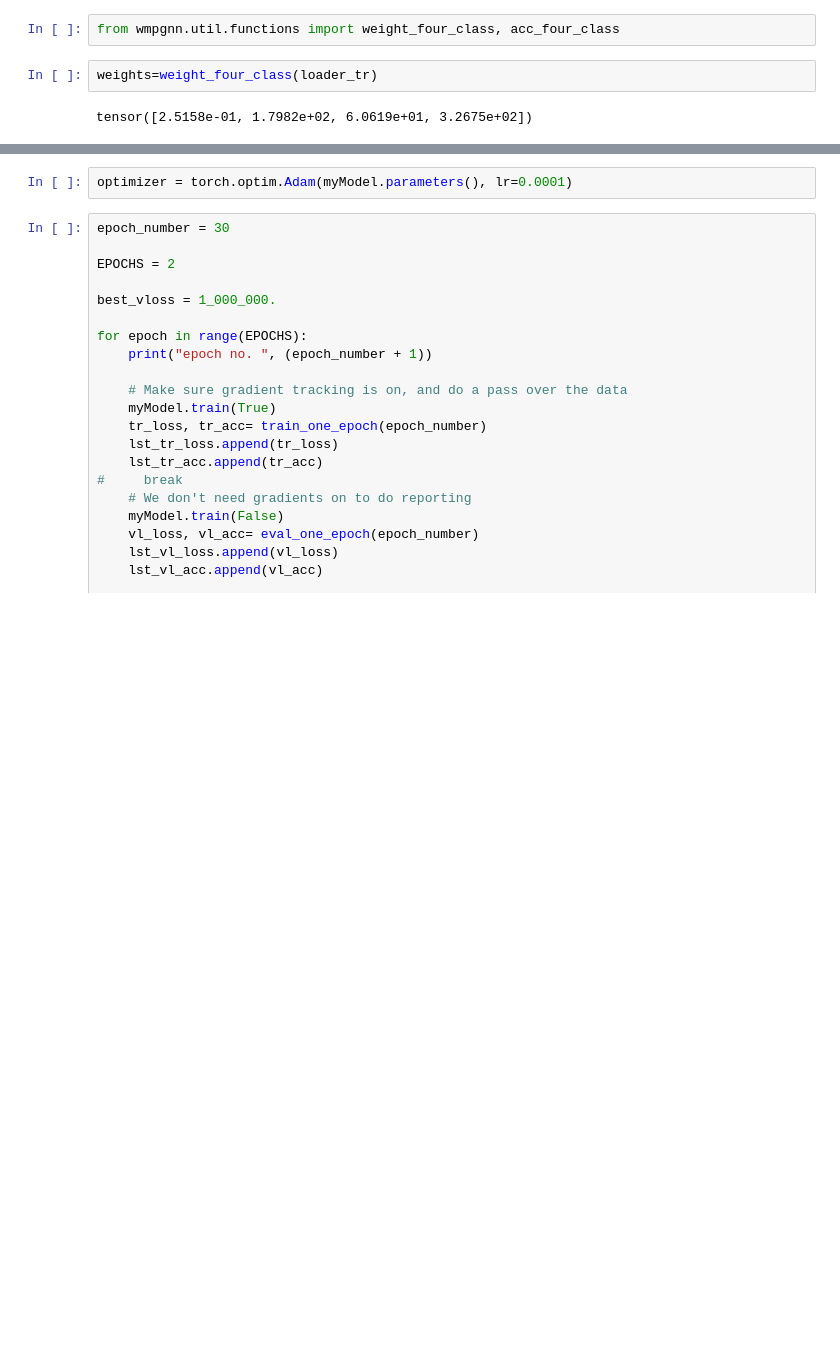
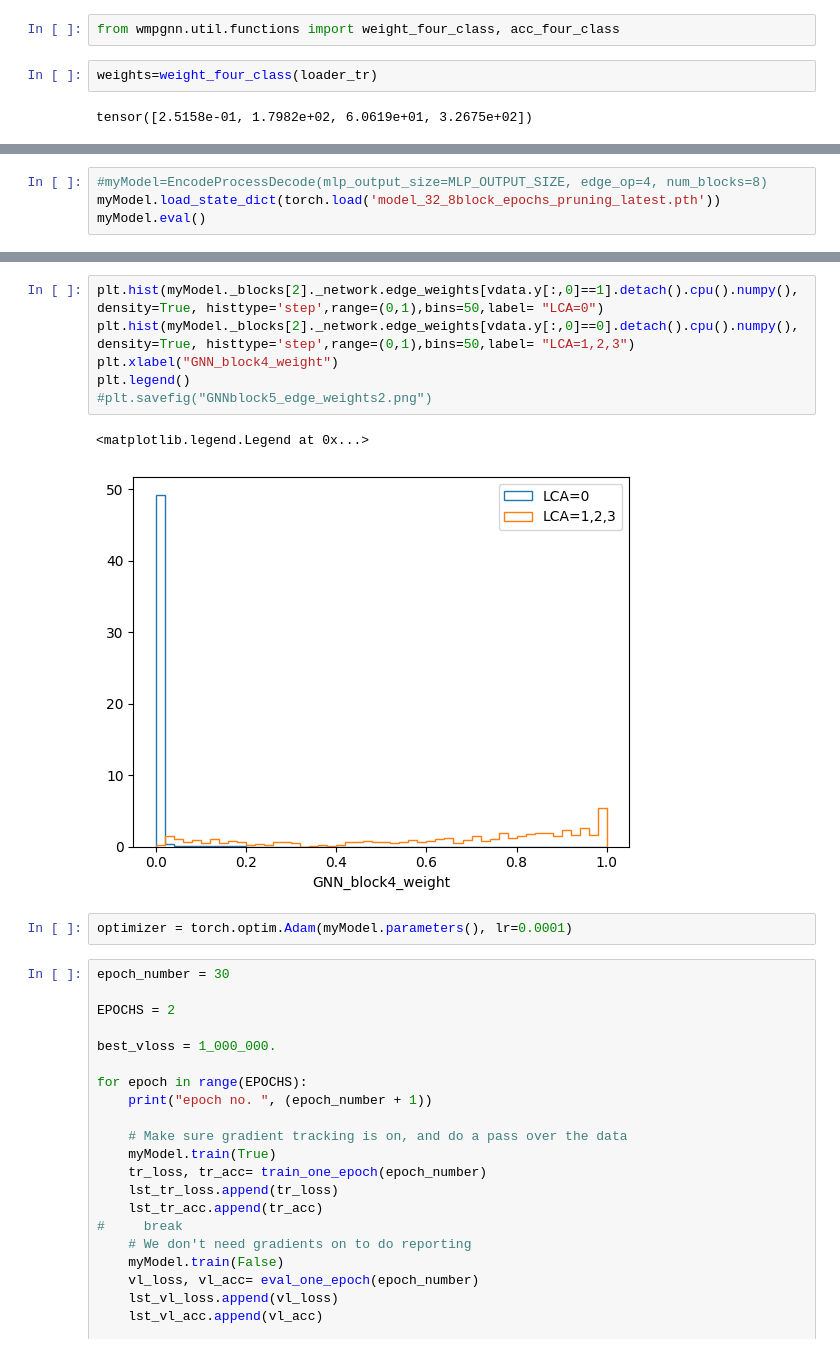
Before and after one commit to willsutcliffe/scalable_mtl_hgnn, a Jupyter notebook: Test.ipynb, the cells around one changed output, grey strips where cells are left out. Drawn from its saved outputs; the diff is of its cells as text; blank space fills up the shorter version.

```diff
--- a/Test.ipynb
+++ b/Test.ipynb
@@ -349,0 +413,4 @@ Train Loss: 4.070200
+# %%
+#myModel=EncodeProcessDecode(mlp_output_size=MLP_OUTPUT_SIZE, edge_op=4, num_blocks=8)
+myModel.load_state_dict(torch.load('model_32_8block_epochs_pruning_latest.pth'))
+myModel.eval()
@@ -350,3 +516,12 @@ Train Loss: 4.070200
+# %%
+plt.hist(myModel._blocks[2]._network.edge_weights[vdata.y[:,0]==1].detach().cpu().numpy(),density=True, histtype='step',range=(0,1),bins=50,label= "LCA=0")
+plt.hist(myModel._blocks[2]._network.edge_weights[vdata.y[:,0]==0].detach().cpu().numpy(), density=True, histtype='step',range=(0,1),bins=50,label= "LCA=1,2,3")
+plt.xlabel("GNN_block4_weight")
+plt.legend()
+#plt.savefig("GNNblock5_edge_weights2.png")
+# %% [output]
+<matplotlib.legend.Legend at 0x...>
+[figure, added]
 # %%
 optimizer = torch.optim.Adam(myModel.parameters(), lr=0.0001)
 # %%
```
Also changed, not shown: parts of 48 cells of this notebook, 4 other files.
